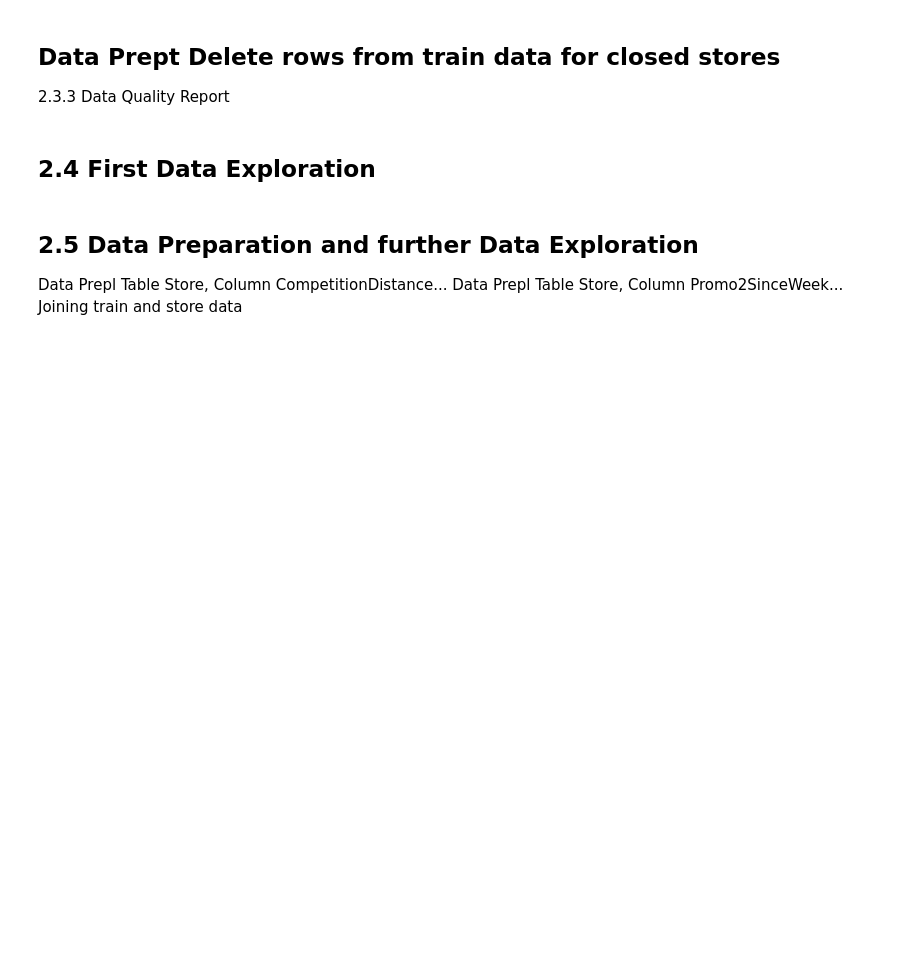
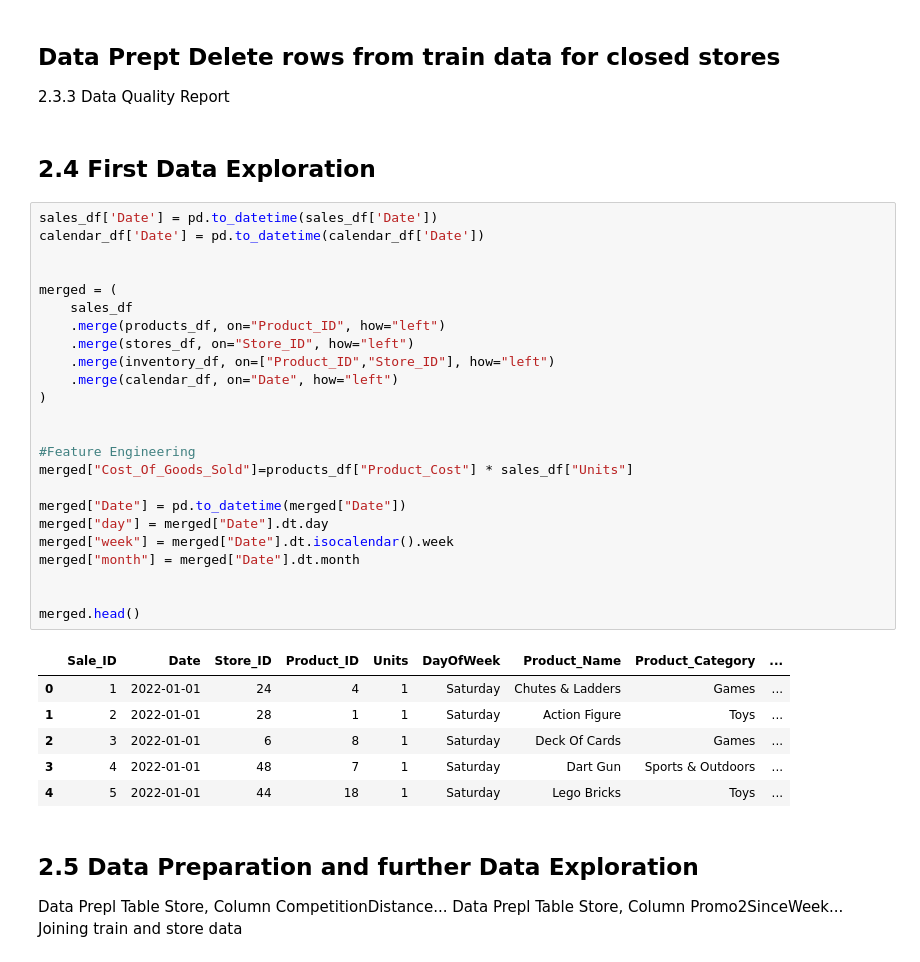
Before and after one commit to Mrschiss/IndusAnalProj, a Jupyter notebook: src/analytics_Project_Structure.ipynb, the cells around one changed output. Drawn from its saved outputs; the diff is of its cells as text; blank space fills up the shorter version.

```diff
--- a/src/analytics_Project_Structure.ipynb
+++ b/src/analytics_Project_Structure.ipynb
@@ -334,6 +337,37 @@ ValueError: List of boxplot statistics and `positions` values must have same the
 2.3.3 Data Quality Report
 # %% [markdown]
 ## 2.4 First Data Exploration
+# %%
+sales_df['Date'] = pd.to_datetime(sales_df['Date'])
+calendar_df['Date'] = pd.to_datetime(calendar_df['Date'])
+
+
+merged = (
+    sales_df
+    .merge(products_df, on="Product_ID", how="left")
+    .merge(stores_df, on="Store_ID", how="left")
+    .merge(inventory_df, on=["Product_ID","Store_ID"], how="left")
+    .merge(calendar_df, on="Date", how="left")
+)
+
+
+#Feature Engineering
+merged["Cost_Of_Goods_Sold"]=products_df["Product_Cost"] * sales_df["Units"]
+
+merged["Date"] = pd.to_datetime(merged["Date"])
+merged["day"] = merged["Date"].dt.day
+merged["week"] = merged["Date"].dt.isocalendar().week
+merged["month"] = merged["Date"].dt.month
+
+
+merged.head()
+# %% [output]
+|  | Sale_ID | Date | Store_ID | Product_ID | Units | DayOfWeek | Product_Name | Product_Category | ... |
+| 0 | 1 | 2022-01-01 | 24 | 4 | 1 | Saturday | Chutes & Ladders | Games | ... |
+| 1 | 2 | 2022-01-01 | 28 | 1 | 1 | Saturday | Action Figure | Toys | ... |
+| 2 | 3 | 2022-01-01 | 6 | 8 | 1 | Saturday | Deck Of Cards | Games | ... |
+| 3 | 4 | 2022-01-01 | 48 | 7 | 1 | Saturday | Dart Gun | Sports & Outdoors | ... |
+| 4 | 5 | 2022-01-01 | 44 | 18 | 1 | Saturday | Lego Bricks | Toys | ... |
 # %% [markdown]
 ## 2.5 Data Preparation and further Data Exploration
 Data Prepl Table Store, Column CompetitionDistance...
```
Also changed, not shown: parts of 9 cells of this notebook.
